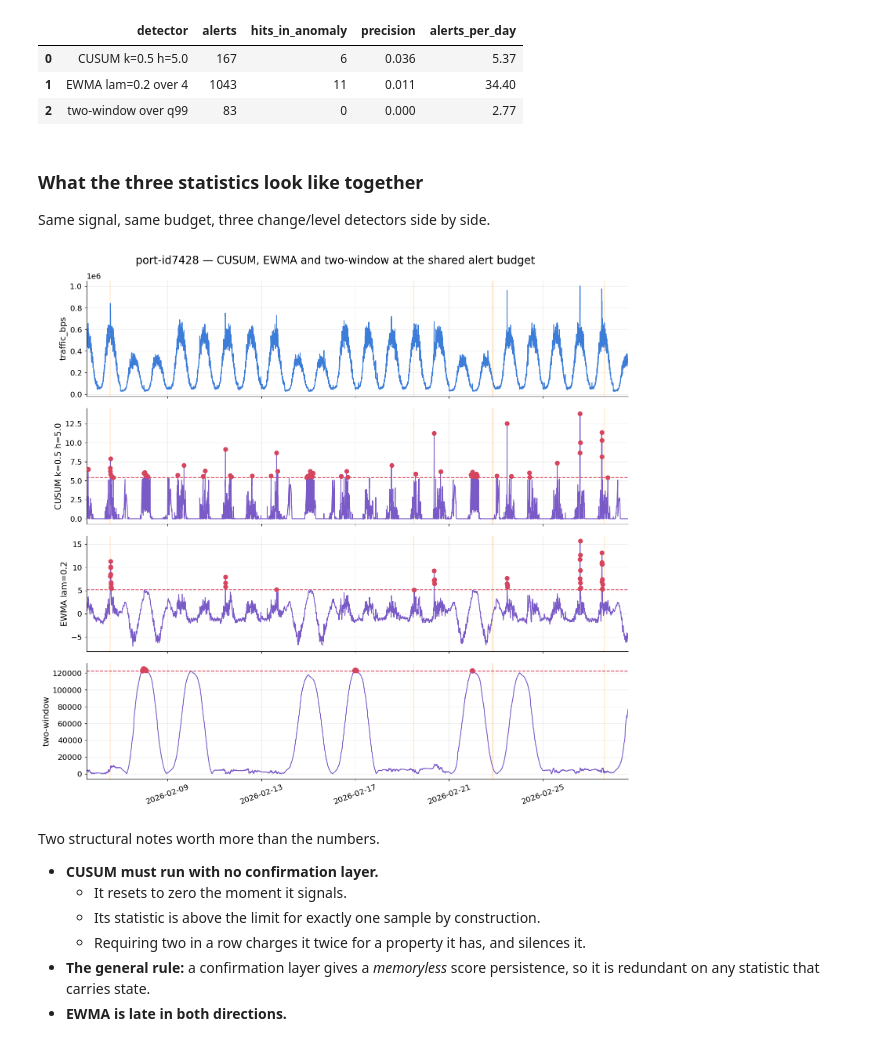
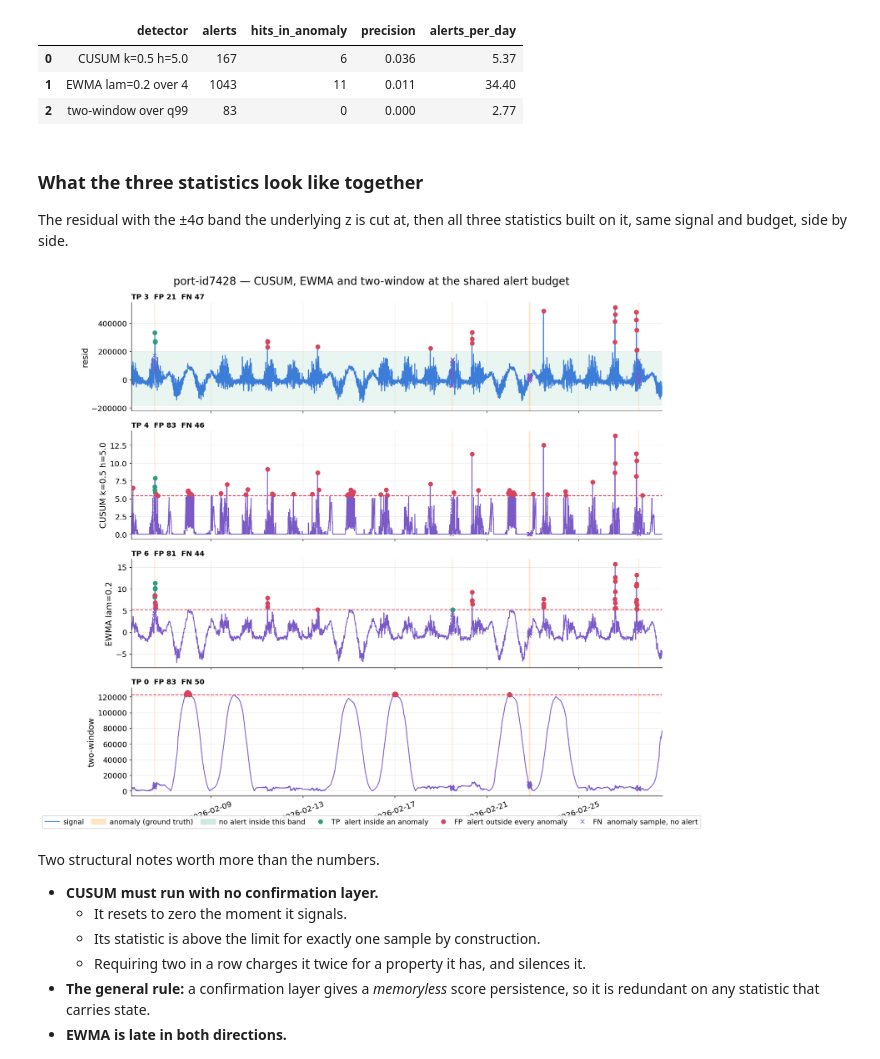
Before and after one commit to kevin880987/aiops-anomaly-zero-to-hero, a Jupyter notebook: labs/workshop/02.ipynb, the cells around one changed output. Drawn from its saved outputs; the diff is of its cells as text; code cells hidden in the pictures.

```diff
--- a/labs/workshop/02.ipynb
+++ b/labs/workshop/02.ipynb
@@ -34,31 +34,14 @@ from sklearn.ensemble import IsolationForest
 from sklearn.svm import OneClassSVM
 from sklearn.neighbors import LocalOutlierFactor
 
-# Same meanings as Lab 01: blue is the measured signal, orange a baseline or a ground-truth
-# window, purple a derived score, red an alert or a limit, green a peer method.
-C = {"signal": "#3B7DD8", "baseline": "#E0752D", "score": "#7A5AC7",
-     "alert": "#D6455D", "truth": "#FF9F1C", "peer": "#2E9E7B", "muted": "#9AA4B0"}
-PORT_C = ["#3B7DD8", "#E0752D", "#2E9E7B", "#7A5AC7", "#B04A6E"]
+# Palette, figure style, and the ground-truth/plotting/scoring functions used from Step 5 on.
+from lib.lab_common import (
+    C, PORT_C, CONF, CONF_LABEL, BAND_ALPHA, BAND_KEY_ALPHA, CMAP_SEQ,
+    set_figure_style, anomaly_windows, heatmap, report, confirm, sliding_windows, apply_scaler,
+    series_of as _shared_series_of,
+)
 
-plt.rcParams.update({
-    "figure.dpi": 110,
-    "figure.figsize": (14, 4.6),
-    "font.size": 14,
-    "axes.titlesize": 16, "axes.titlelocation": "left", "axes.titleweight": "bold",
-    "axes.labelsize": 14,
-    "legend.fontsize": 12,
-    "xtick.labelsize": 13, "ytick.labelsize": 13,
-    "figure.titlesize": 18,
-    "lines.linewidth": 1.4, "lines.markersize": 7,
-    "scatter.edgecolors": "white",
-    "axes.prop_cycle": cycler(color=PORT_C),
-    "axes.grid": True, "grid.alpha": 0.25,
-    "axes.spines.top": False, "axes.spines.right": False,
-    "figure.autolayout": True,
-})
-pd.set_option("display.width", 200)
-pd.set_option("display.max_columns", 40)
-pd.set_option("display.max_rows", 80)
+set_figure_style()
 
 for m in (np, pd, scipy, matplotlib):
     print(f"{m.__name__:12} {m.__version__}")
@@ -639,13 +634,16 @@ pd.DataFrame(rows_acc)
 # %% [markdown]
 ### What the three statistics look like together
 
-Same signal, same budget, three change/level detectors side by side.
+The residual with the ±4σ band the underlying z is cut at, then all three statistics built on
+it, same signal and budget, side by side.
 # %%
-plot_series(g, scores={"CUSUM k=0.5 h=5.0": S_cusum, "EWMA lam=0.2": ew.to_numpy(),
-                       "two-window": tw.to_numpy()},
-            budget=BUDGET, title=f"{port} — CUSUM, EWMA and two-window at the shared alert budget")
+plot_series(g, bands={"resid": (g["resid"], train.mean() - 4 * train.std(),
+                                train.mean() + 4 * train.std())},
+           scores={"CUSUM k=0.5 h=5.0": S_cusum, "EWMA lam=0.2": ew.to_numpy(),
+                   "two-window": tw.to_numpy()},
+           budget=BUDGET, title=f"{port} — CUSUM, EWMA and two-window at the shared alert budget")
 # %% [output]
-[figure, old version]
+[figure, new version]
 # %% [markdown]
 Two structural notes worth more than the numbers.
 
```
Also changed, not shown: parts of 8 cells of this notebook, 3 other files.
